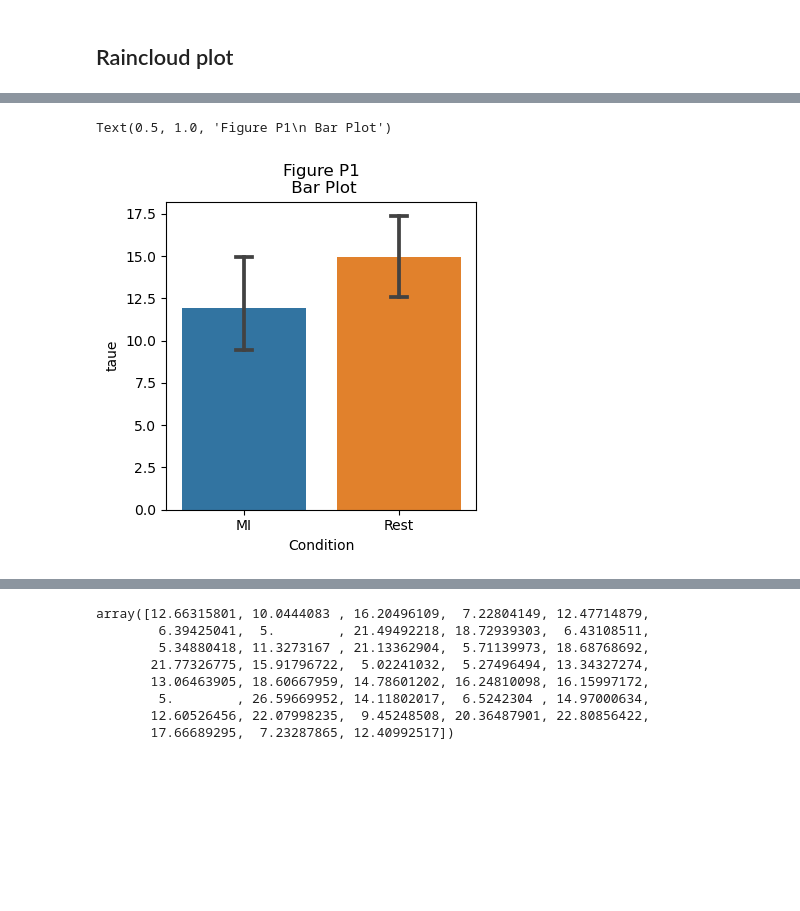
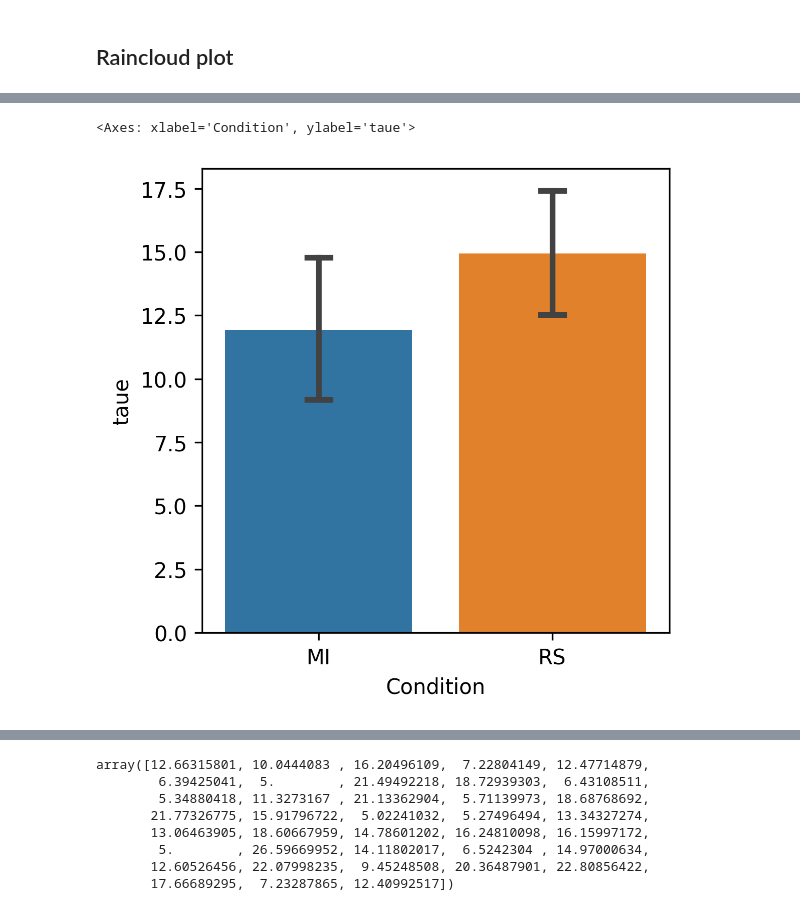
Before and after one commit to ApurbaApd/sgm_bci_modeling, a Jupyter notebook: spectrome/notebooks/session_effect_param_meg.ipynb, the cells around one changed output, grey strips where cells are left out. Drawn from its saved outputs; the diff is of its cells as text; code cells hidden in the pictures; blank space fills up the shorter version.

```diff
--- a/spectrome/notebooks/session_effect_param_meg.ipynb
+++ b/spectrome/notebooks/session_effect_param_meg.ipynb
@@ -22,5 +20,7 @@ import ptitprince as ptit
 # %%
-##all the sessions data of EEG
-data1=loadmat("../../../Database_PWelch_AvgTrials_MI_Baseline_RS1_19Subjects_EEG_Sess1.mat")
+##session-1 data of EEG
+data1=loadmat("../../Database_PWelch_AvgTrials_MI_Baseline_RS1_19Subjects_MEG_Sess1.mat")
 fvec=np.squeeze(data1["Freqs"])[3:30]
+
+df=pd.read_excel('../ListROIs_DK.xlsx')
 # %%
@@ -46,6 +46,3 @@ for num in range(1, 5):
         rest_fname = f'../bci_results_apd/bci_results/meg/sess{num}/rs1_allsubs_f0/rs1_nostim_mse_db_fvec330_{i}.p'
         with open(rest_fname, 'rb') as f:
             x_rest_all[num][:,:,i]=np.array(pkl.load(f))
-# %%
-scores=np.squeeze(loadmat("../../../Performance_Sess4.mat")['Performance_Sess4'])
-df=pd.read_excel('../../../spectrome-bci/spectrome/ListROIs_DK.xlsx')
@@ -507,7 +242,7 @@ data_dict = {'Condition': [], 'taue': []}
 
 # for i, session in enumerate(sessions):
     # data_dict['Session'] += [session] * len(mi_values[i]) + [session] * len(rest_values[i])
-data_dict['Condition'] += ['MI'] * len(mi_values[0]) + ['Rest'] * len(rest_values[0])
+data_dict['Condition'] += ['MI'] * len(mi_values[0]) + ['RS'] * len(rest_values[0])
 data_dict['taue'] += list(mi_values[0]) + list(rest_values[0])
 ##session-1
 df1 = pd.DataFrame(data_dict)
@@ -561,10 +296,9 @@ df1
 # %%
-f, ax = plt.subplots(figsize=(4, 4))
+f, ax = plt.subplots(figsize=(4, 4), dpi=300)
 
 sns.barplot(x = "Condition", y = "taue", data = df1, capsize= .1)
-plt.title("Figure P1\n Bar Plot")
 # %% [output]
-Text(0.5, 1.0, 'Figure P1\n Bar Plot')
+<Axes: xlabel='Condition', ylabel='taue'>
-[figure, old version]
+[figure, new version]
 # %%
 # plotting the clouds
```
Also changed, not shown: parts of 43 cells of this notebook, 18 other files.
